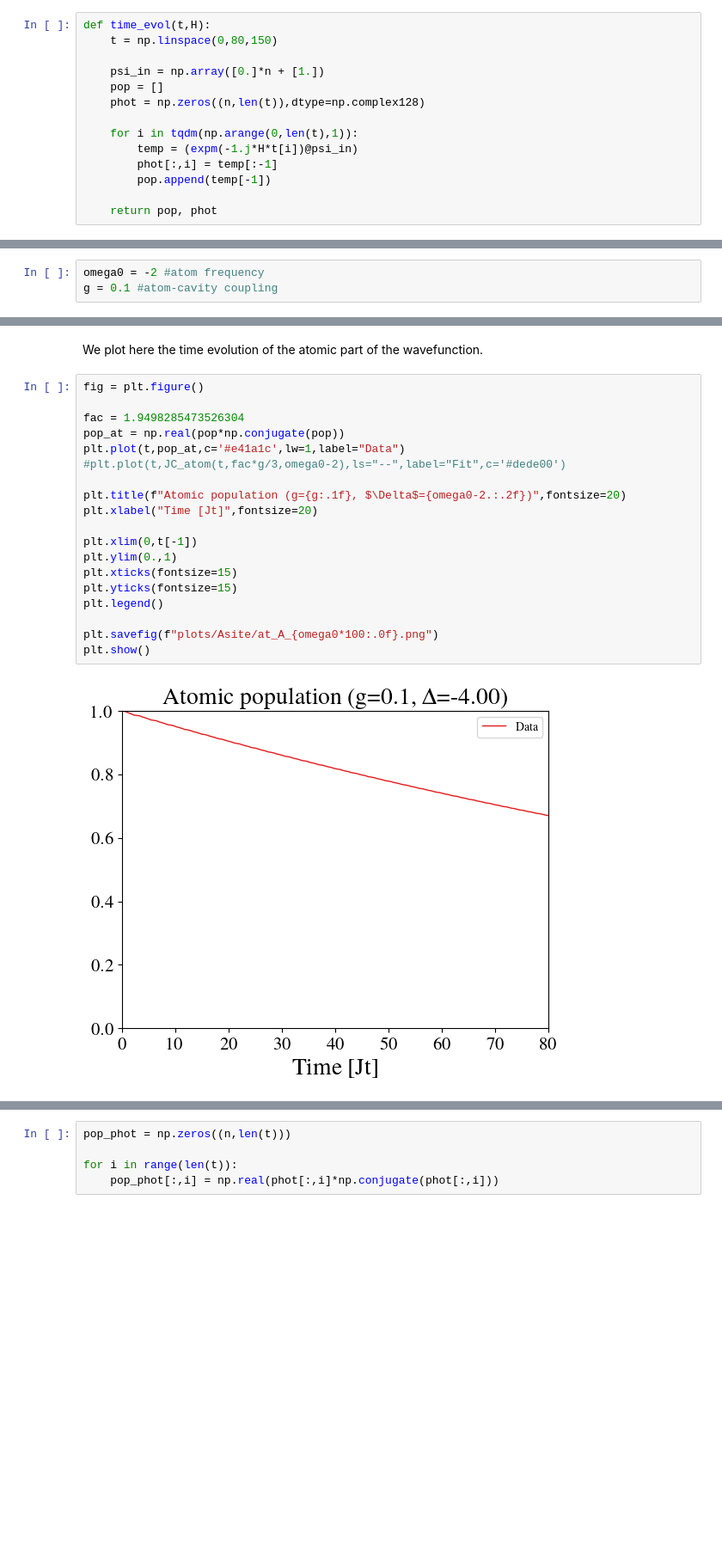
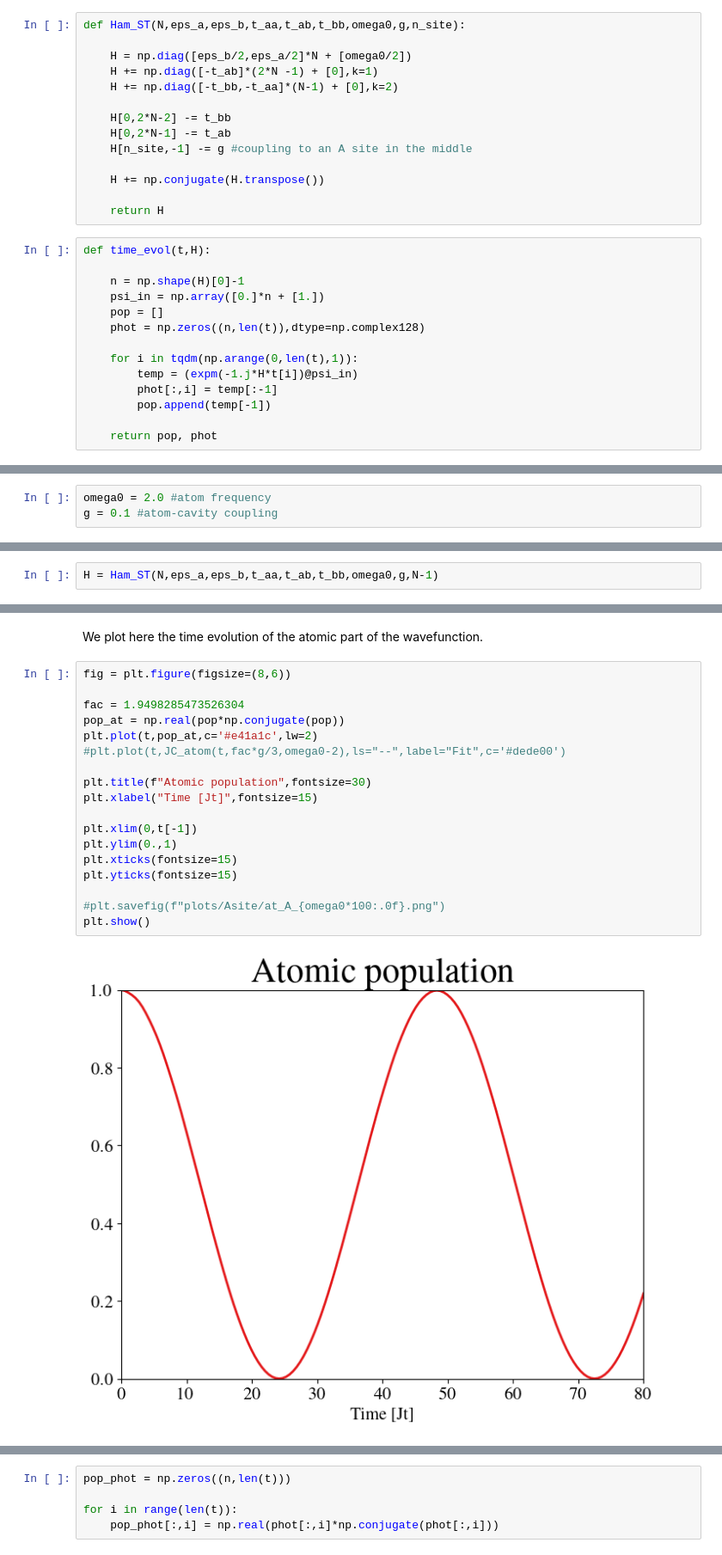
Before and after one commit to enrico0014/QOptics_FB, a Jupyter notebook: sawtooth/ST_emitter.ipynb, the cells around one changed output, grey strips where cells are left out. Shown at 86% size. Saved outputs shown, nothing was run; the diff lists cells and outputs as text; blank space fills up the shorter version.

```diff
--- a/sawtooth/ST_emitter.ipynb
+++ b/sawtooth/ST_emitter.ipynb
@@ -11,10 +11,24 @@ from tqdm import tqdm
 
 from scipy.linalg import eigh, norm, expm
 from scipy.optimize import curve_fit
+# %%
+def Ham_ST(N,eps_a,eps_b,t_aa,t_ab,t_bb,omega0,g,n_site):
+
+    H = np.diag([eps_b/2,eps_a/2]*N + [omega0/2])
+    H += np.diag([-t_ab]*(2*N -1) + [0],k=1)
+    H += np.diag([-t_bb,-t_aa]*(N-1) + [0],k=2)
+
+    H[0,2*N-2] -= t_bb
+    H[0,2*N-1] -= t_ab
+    H[n_site,-1] -= g #coupling to an A site in the middle
+
+    H += np.conjugate(H.transpose())
+
+    return H
 # %%
 def time_evol(t,H):
-    t = np.linspace(0,80,150)
 
+    n = np.shape(H)[0]-1
     psi_in = np.array([0.]*n + [1.])
     pop = []
     phot = np.zeros((n,len(t)),dtype=np.complex128)
@@ -62,5 +76,5 @@ where $\sigma^{+(-)}$ are the two-level atom (TLA) ladder operators and $a_n$ is
 # %% [markdown]
 We choose here the transition frequency of the atom ($\omega_0$) and the coupling strenght $g$.
 # %%
-omega0 = -2 #atom frequency
+omega0 = 2.0 #atom frequency
 g = 0.1 #atom-cavity coupling
@@ -76,3 +81,5 @@ H += np.conjugate(H.transpose())
+# %%
+H = Ham_ST(N,eps_a,eps_b,t_aa,t_ab,t_bb,omega0,g,N-1)
 # %% [markdown]
 We calculate the state
 \begin{equation}
@@ -84,26 +95,25 @@ pop, phot = time_evol(t,H)
 # %% [markdown]
 We plot here the time evolution of the atomic part of the wavefunction.
 # %%
-fig = plt.figure()
+fig = plt.figure(figsize=(8,6))
 
 fac = 1.9498285473526304
 pop_at = np.real(pop*np.conjugate(pop))
-plt.plot(t,pop_at,c='#e41a1c',lw=1,label="Data")
+plt.plot(t,pop_at,c='#e41a1c',lw=2)
 #plt.plot(t,JC_atom(t,fac*g/3,omega0-2),ls="--",label="Fit",c='#dede00')
 
-plt.title(f"Atomic population (g={g:.1f}, $\Delta$={omega0-2.:.2f})",fontsize=20)
-plt.xlabel("Time [Jt]",fontsize=20)
+plt.title(f"Atomic population",fontsize=30)
+plt.xlabel("Time [Jt]",fontsize=15)
 
 plt.xlim(0,t[-1])
 plt.ylim(0.,1)
 plt.xticks(fontsize=15)
 plt.yticks(fontsize=15)
-plt.legend()
 
-plt.savefig(f"plots/Asite/at_A_{omega0*100:.0f}.png")
+#plt.savefig(f"plots/Asite/at_A_{omega0*100:.0f}.png")
 plt.show()
 # %% [output]
-[figure, old version]
+[figure, new version]
 # %%
 np.where(pop_at == min(pop_at[:150]))
 # %% [output]
```
Also changed, not shown: parts of 55 cells of this notebook, 3 other files.
